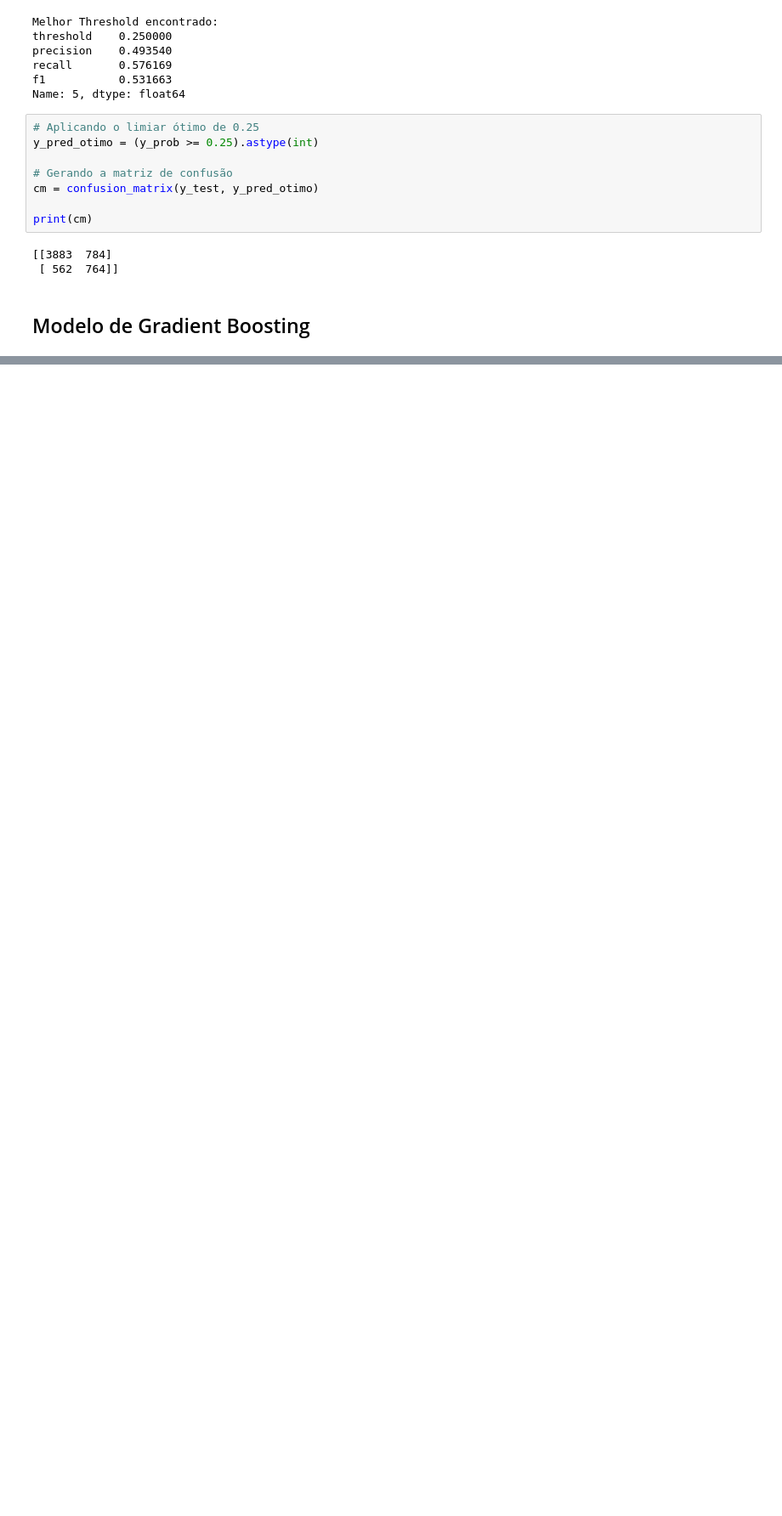
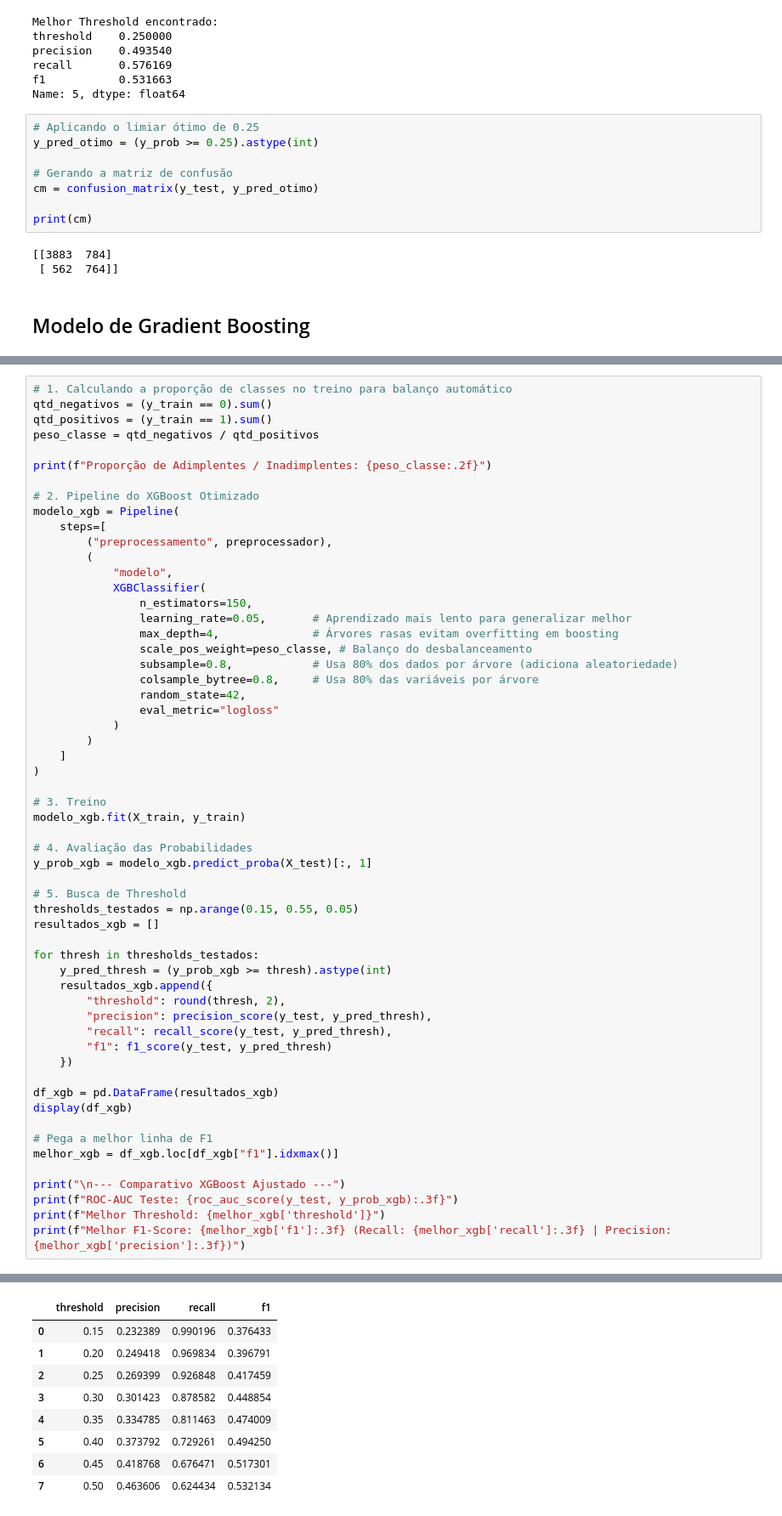
Before and after one commit to eduardo297/ML_Dataset_Inadimplencia, a Jupyter notebook: notebooks/pre_processamento.ipynb, the cells around one changed output, grey strips where cells are left out. Shown: that part at 85% size. Saved outputs shown, nothing was run; the diff lists cells and outputs as text; blank space fills up the shorter version.

Commit message:
comparaçao entre modelos

```diff
--- a/notebooks/pre_processamento.ipynb
+++ b/notebooks/pre_processamento.ipynb
@@ -901,0 +935,58 @@ print(f"ROC-AUC Teste (XGBoost): {roc_auc_score(y_test, y_prob_xgb):.3f}")
+# %%
+# 1. Calculando a proporção de classes no treino para balanço automático
+qtd_negativos = (y_train == 0).sum()
+qtd_positivos = (y_train == 1).sum()
+peso_classe = qtd_negativos / qtd_positivos
+
+print(f"Proporção de Adimplentes / Inadimplentes: {peso_classe:.2f}")
+
+# 2. Pipeline do XGBoost Otimizado
+modelo_xgb = Pipeline(
+    steps=[
+        ("preprocessamento", preprocessador),
+        (
+            "modelo",
+            XGBClassifier(
+                n_estimators=150,
+                learning_rate=0.05,       # Aprendizado mais lento para generalizar melhor
+                max_depth=4,              # Árvores rasas evitam overfitting em boosting
+                scale_pos_weight=peso_classe, # Balanço do desbalanceamento
+                subsample=0.8,            # Usa 80% dos dados por árvore (adiciona aleatoriedade)
+                colsample_bytree=0.8,     # Usa 80% das variáveis por árvore
+                random_state=42,
+                eval_metric="logloss"
+            )
+        )
+    ]
+)
+
+# 3. Treino
+modelo_xgb.fit(X_train, y_train)
+
+# 4. Avaliação das Probabilidades
+y_prob_xgb = modelo_xgb.predict_proba(X_test)[:, 1]
+
+# 5. Busca de Threshold
+thresholds_testados = np.arange(0.15, 0.55, 0.05)
+resultados_xgb = []
+
+for thresh in thresholds_testados:
+    y_pred_thresh = (y_prob_xgb >= thresh).astype(int)
+    resultados_xgb.append({
+        "threshold": round(thresh, 2),
+        "precision": precision_score(y_test, y_pred_thresh),
+        "recall": recall_score(y_test, y_pred_thresh),
+        "f1": f1_score(y_test, y_pred_thresh)
+    })
+
+df_xgb = pd.DataFrame(resultados_xgb)
+display(df_xgb)
+
+# Pega a melhor linha de F1
+melhor_xgb = df_xgb.loc[df_xgb["f1"].idxmax()]
+
+print("\n--- Comparativo XGBoost Ajustado ---")
+print(f"ROC-AUC Teste: {roc_auc_score(y_test, y_prob_xgb):.3f}")
+print(f"Melhor Threshold: {melhor_xgb['threshold']}")
+print(f"Melhor F1-Score: {melhor_xgb['f1']:.3f} (Recall: {melhor_xgb['recall']:.3f} | Precision: {melhor_xgb['precision']:.3f})")
+# %% [output]
@@ -901,0 +994,9 @@ print(f"ROC-AUC Teste (XGBoost): {roc_auc_score(y_test, y_prob_xgb):.3f}")
+|  | threshold | precision | recall | f1 |
+| 0 | 0.15 | 0.232389 | 0.990196 | 0.376433 |
+| 1 | 0.20 | 0.249418 | 0.969834 | 0.396791 |
+| 2 | 0.25 | 0.269399 | 0.926848 | 0.417459 |
+| 3 | 0.30 | 0.301423 | 0.878582 | 0.448854 |
+| 4 | 0.35 | 0.334785 | 0.811463 | 0.474009 |
+| 5 | 0.40 | 0.373792 | 0.729261 | 0.494250 |
+| 6 | 0.45 | 0.418768 | 0.676471 | 0.517301 |
+| 7 | 0.50 | 0.463606 | 0.624434 | 0.532134 |
```
Also changed, not shown: parts of 10 cells of this notebook, 1 other file.
